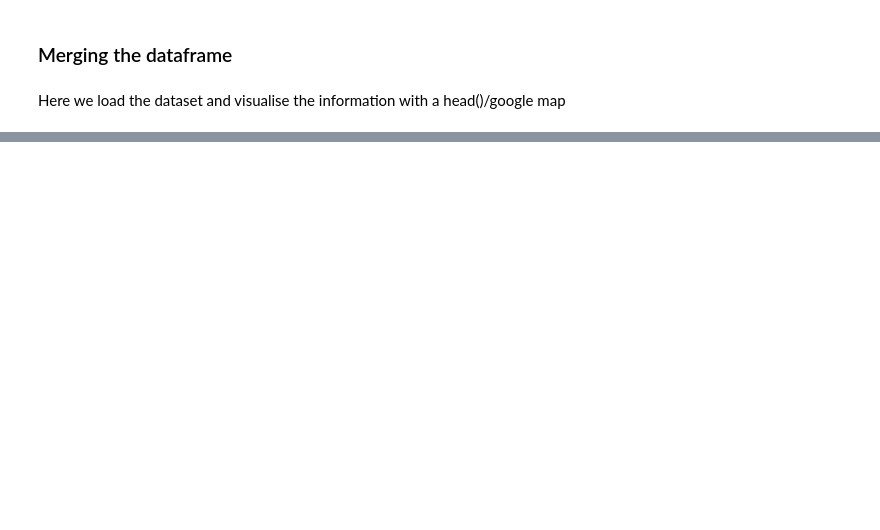
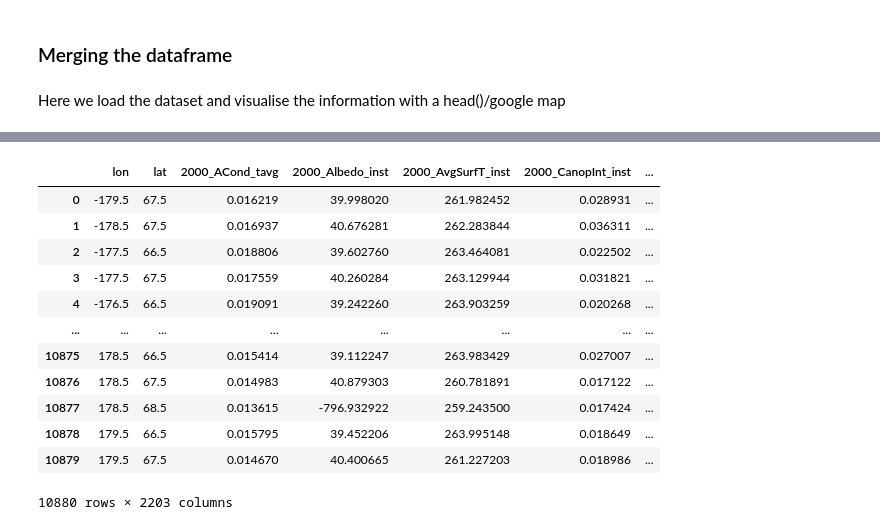
Before and after one commit to liliskov/Modern-Data-Analytics, a Jupyter notebook: Water Security.ipynb, the cells around one changed output, grey strips where cells are left out. Cells and saved outputs as stored; diff of their text form; code cells hidden in the pictures; blank space fills up the shorter version.

```diff
--- a/Water Security.ipynb
+++ b/Water Security.ipynb
@@ -257,0 +332,30 @@ master_df
+# %%
+
+def save_checkpoint(df):
+    with open('data/master_df.pickle', 'wb') as handle:
+        pickle.dump(df, handle, protocol=pickle.HIGHEST_PROTOCOL)
+
+def load_checkpoint():
+    with open('data/master_df.pickle', 'rb') as handle:
+        return pickle.load(handle)
+
+# Do not uncomment this unless you want to save a new version of the master dataframe
+# save_checkpoint(master_df)
+
+master_df = load_checkpoint()
+# %%
+master_df
+# %% [output]
+|  | lon | lat | 2000_ACond_tavg | 2000_Albedo_inst | 2000_AvgSurfT_inst | 2000_CanopInt_inst | ... |
+| 0 | -179.5 | 67.5 | 0.016219 | 39.998020 | 261.982452 | 0.028931 | ... |
+| 1 | -178.5 | 67.5 | 0.016937 | 40.676281 | 262.283844 | 0.036311 | ... |
+| 2 | -177.5 | 66.5 | 0.018806 | 39.602760 | 263.464081 | 0.022502 | ... |
+| 3 | -177.5 | 67.5 | 0.017559 | 40.260284 | 263.129944 | 0.031821 | ... |
+| 4 | -176.5 | 66.5 | 0.019091 | 39.242260 | 263.903259 | 0.020268 | ... |
+| ... | ... | ... | ... | ... | ... | ... | ... |
+| 10875 | 178.5 | 66.5 | 0.015414 | 39.112247 | 263.983429 | 0.027007 | ... |
+| 10876 | 178.5 | 67.5 | 0.014983 | 40.879303 | 260.781891 | 0.017122 | ... |
+| 10877 | 178.5 | 68.5 | 0.013615 | -796.932922 | 259.243500 | 0.017424 | ... |
+| 10878 | 179.5 | 66.5 | 0.015795 | 39.452206 | 263.995148 | 0.018649 | ... |
+| 10879 | 179.5 | 67.5 | 0.014670 | 40.400665 | 261.227203 | 0.018986 | ... |
+10880 rows × 2203 columns
```
Also changed, not shown: parts of 10 cells of this notebook.
